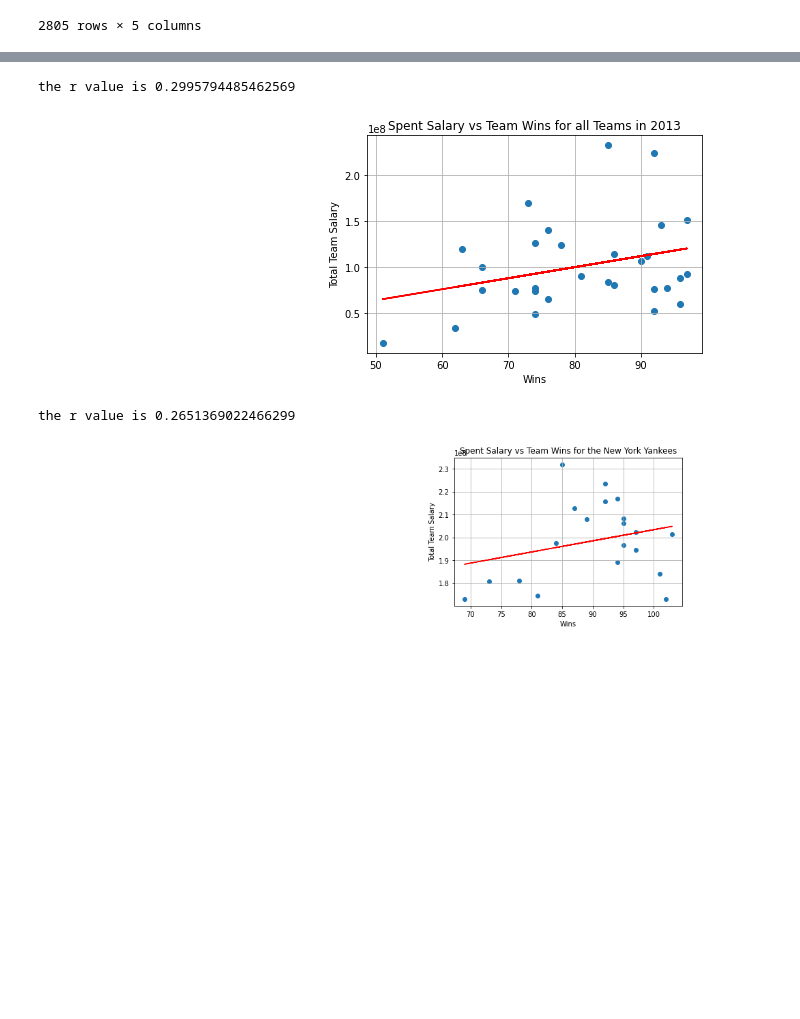
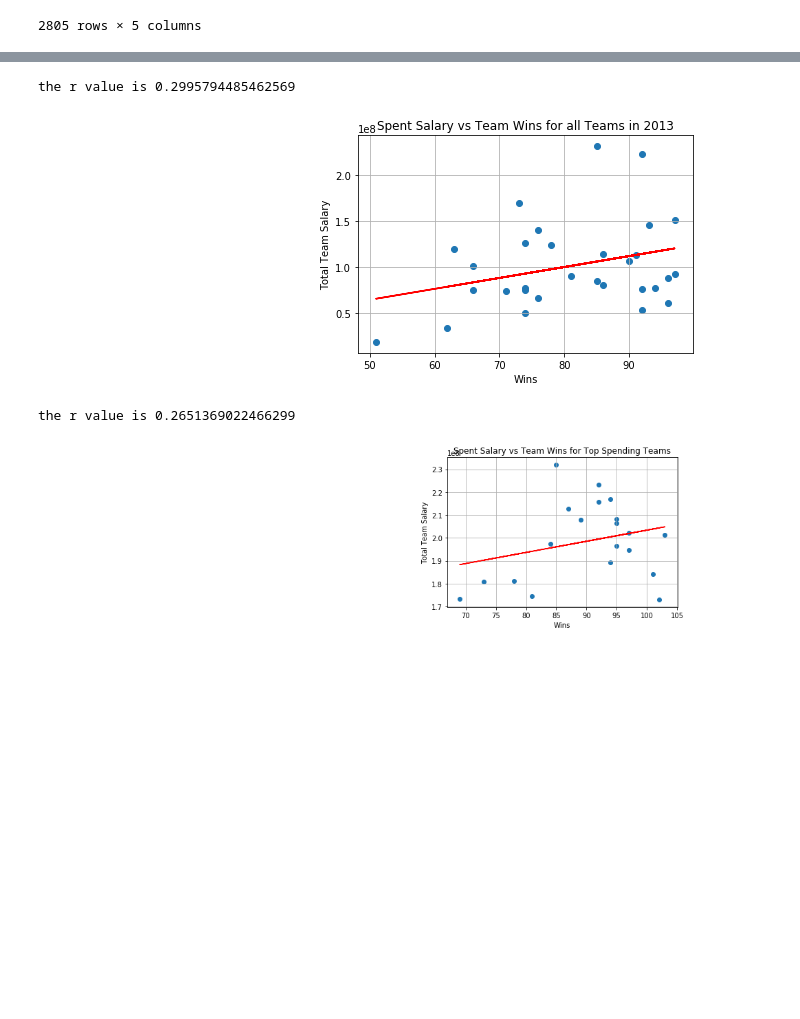
Before and after one commit to mgood13/data_analytics_project1, a Jupyter notebook: Salaries_versus_teamWins.ipynb, the cells around one changed output, grey strips where cells are left out. Saved outputs shown, nothing was run; the diff lists cells and outputs as text; code cells hidden in the pictures.

```diff
--- a/Salaries_versus_teamWins.ipynb
+++ b/Salaries_versus_teamWins.ipynb
@@ -11,7 +11,7 @@ import json
 from scipy.stats import linregress
 # %%
 #create dataframe with team information
-teams_filename = '/Users/kimkockenmeister/Desktop/Bootcamp/project1/data_analytics_project1/Data/Teams.csv'
+teams_filename = './Data/Teams.csv'
 teams_df = pd.read_csv(teams_filename)
 teams_df.head()
 # %% [output]
@@ -24,7 +24,7 @@ teams_df.head()
 5 rows × 48 columns
 # %%
 #create salaries dataframe
-salaries_filename='/Users/kimkockenmeister/Desktop/Bootcamp/project1/data_analytics_project1/Data/Salaries.csv'
+salaries_filename='./Data/Salaries.csv'
 salaries_df = pd.read_csv(salaries_filename)
 salaries_df
 # %% [output]
@@ -191,22 +158,22 @@ plt.grid()
 print("the r value is " + str(rvalue))
 # %% [output]
 the r value is 0.2995794485462569
-[figure, old version]
+[figure, new version]
 # %%
-#graph salary for just one team with biggest spent salary
+#Graph salary for the top few teams by salary spending
 x_value=small_df['W']
 y_value=small_df['salary']
 (slope,intercept,rvalue,pvalue,stderr)=linregress(x_value,y_value)
 line="y =" + str(slope.round(2)) + "x + " + str(intercept.round(2))
 y=(slope*(x_value))+intercept
 plt.plot(x_value,y,"r-")
 plt.annotate(line,(0,0),fontsize=15, color='red')
 plt.scatter(small_df['W'],small_df['salary'])
 plt.xlabel("Wins")
 plt.ylabel('Total Team Salary')
-plt.title("Spent Salary vs Team Wins for the New York Yankees")
+plt.title("Spent Salary vs Team Wins for Top Spending Teams")
 plt.grid()
 print("the r value is " + str(rvalue))
 # %% [output]
 the r value is 0.2651369022466299
-[figure, old version]
+[figure, new version]
```
Also changed, not shown: parts of 3 cells of this notebook.
